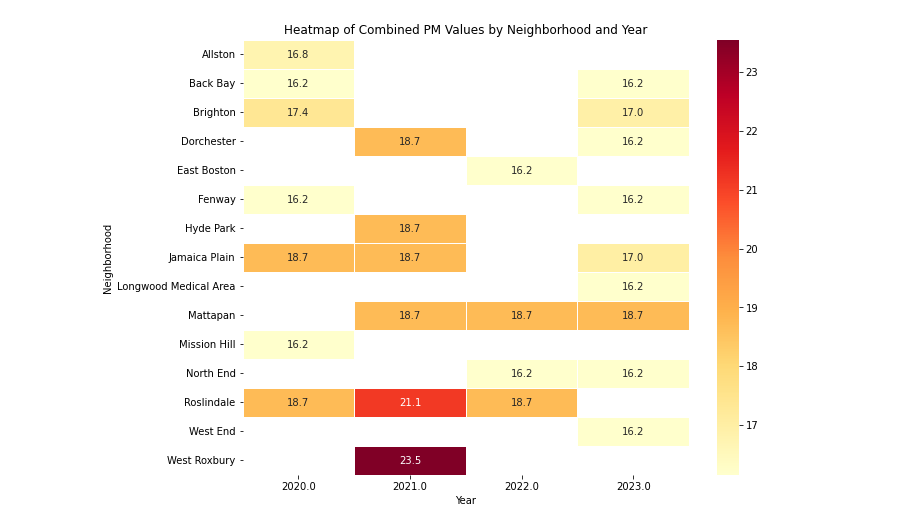
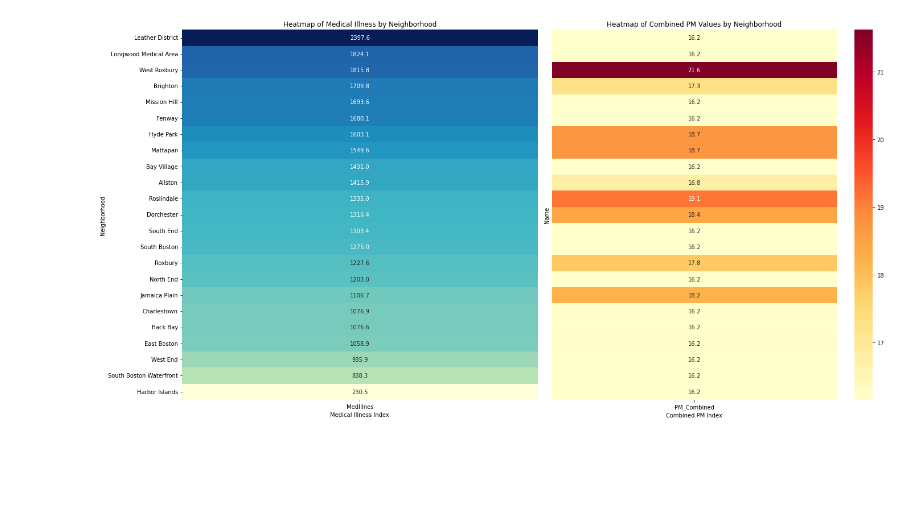
Before and after one commit to BU-Spark/ds-boston-transit-air-quality, a Jupyter notebook: fa23-team-a/code/health.ipynb, the cells around one changed output. Drawn from its saved outputs; the diff is of its cells as text; code cells hidden in the pictures; blank space fills up the shorter version.

```diff
--- a/fa23-team-a/code/health.ipynb
+++ b/fa23-team-a/code/health.ipynb
@@ -10,7 +10,7 @@ file_path = "../data/boston_dem.csv"
 data = pd.read_csv(file_path)
 
 # Calculate the combined PM values
-data['Combined_PM'] = data['pm2.5_atm'] + data['pm10_atm']
+data['PM_Combined'] = data['pm2.5_atm'] + data['pm10_atm']
 
 # Group data by area name and calculate the mean for combined PM and medical illness
 aggregated_data = data.groupby('Name').agg({'Combined_PM': 'mean', 'MedIllnes': 'mean'}).reset_index()
@@ -69,17 +46,46 @@ plt.show()
-# %%
-# Since the actual year data is not available, we'll continue using the example year data for the sake of visualization
-# We will combine pm2.5 and pm10 values into a single 'PM_Combined' column
-data['PM_Combined'] = data['pm2.5_atm'] + data['pm10_atm']
-
-# Pivot table creation for the combined PM values
-pivot_table_pm = data.pivot_table(values='PM_Combined', index='Name', columns='Year', aggfunc='mean')
-
-# Plotting the heatmap for the combined PM values
-plt.figure(figsize=(10, 8))
-heatmap_pm = sns.heatmap(pivot_table_pm, annot=True, fmt=".1f", linewidths=.5, cmap="YlOrRd")
-plt.title('Heatmap of Combined PM Values by Neighborhood and Year')
-plt.ylabel('Neighborhood')
-plt.xlabel('Year')
-plt.show()
-# %% [output]
-[figure, removed]
+# %%
+import seaborn as sns
+
+# Calculate mean of 'MedIllnes' and 'PM_Combined' for each neighborhood
+neighborhood_means = data.groupby('Name').agg({
+    'MedIllnes': 'mean',
+    'PM_Combined': 'mean'
+}).reset_index()
+
+# Sort both measures independently
+med_illness_sorted = neighborhood_means[['Name', 'MedIllnes']].set_index('Name').sort_values('MedIllnes', ascending=False)
+pm_combined_sorted = neighborhood_means[['Name', 'PM_Combined']].set_index('Name').loc[med_illness_sorted.index]
+
+# We will use a wider layout to place both heatmaps side by side
+plt.figure(figsize=(20, 10))
+
+# First heatmap for 'MedIllnes'
+plt.subplot(1, 2, 1)
+sns.heatmap(
+    med_illness_sorted,
+    annot=True,
+    cmap="YlGnBu",
+    cbar=False,
+    fmt=".1f"
+)
+plt.title('Heatmap of Medical Illness by Neighborhood')
+plt.xlabel('Medical Illness Index')
+plt.ylabel('Neighborhood')
+
+# Second heatmap for 'PM_Combined'
+plt.subplot(1, 2, 2)
+sns.heatmap(
+    pm_combined_sorted,
+    annot=True,
+    cmap="YlOrRd",
+    cbar=True,
+    fmt=".1f",
+    yticklabels=False  # Hide y-tick labels to avoid repetition
+)
+plt.title('Heatmap of Combined PM Values by Neighborhood')
+plt.xlabel('Combined PM Index')
+
+plt.tight_layout()
+plt.show()
+# %% [output]
+[figure, added]
```
Also changed, not shown: parts of 2 cells of this notebook, 1 other file.
